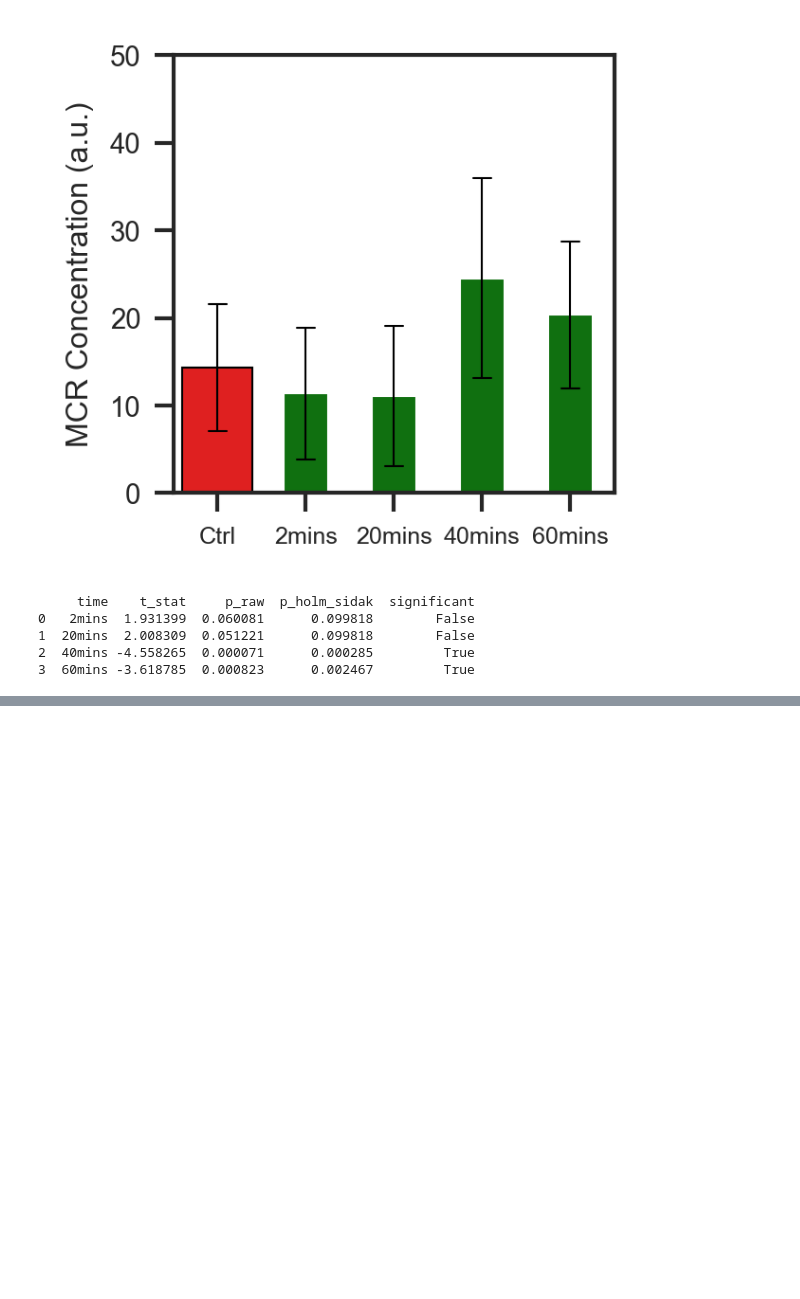
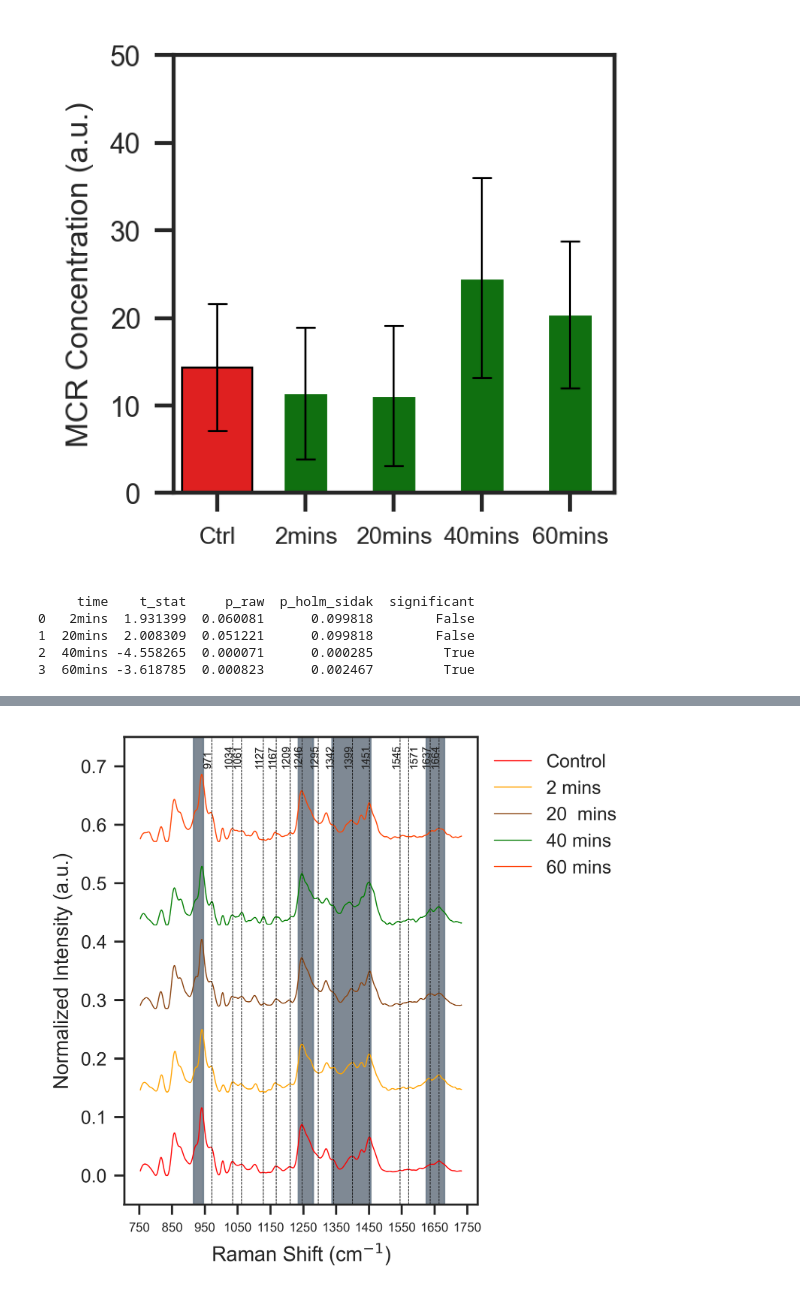
Before and after one commit to bunmiadejimi/Raman_Collagen, a Jupyter notebook: MCR_Stats.ipynb, the cells around one changed output, grey strips where cells are left out. Saved outputs shown, nothing was run; the diff lists cells and outputs as text; code cells hidden in the pictures; blank space fills up the shorter version.

```diff
--- a/MCR_Stats.ipynb
+++ b/MCR_Stats.ipynb
@@ -611,3 +612,6 @@ print(results)
 1  20mins  2.008309  0.051221      0.099818        False
 2  40mins -4.558265  0.000071      0.000285         True
 3  60mins -3.618785  0.000823      0.002467         True
+# %%
+ldgs = pd.read_excel('c:\\Users\\oadeji01\\OneDrive - Tufts\\Bunmi - NavehLab-01\\Raman_Bunmi\\Master_Data\\MCR\\PheNorm_AllCvTT\\Orth_Compile.xlsx', sheet_name='Ldgs')
+ldgs
@@ -613,0 +626,60 @@ print(results)
+# %%
+plt.figure(figsize = (3, 4), dpi = 600)
+col_map = ['red','orange', 'saddlebrown','green', 'orangered', 'blue', 'k']
+for b in range(5):
+    sns.lineplot(
+                x = ldgs.columns[2:].astype(float),
+                y = ldgs.iloc[b, 2:] +b/7,
+                label = ldgs['Sample'][b],
+                color = col_map[b],
+                lw = .5,
+                #hue = 'trt_time'
+            #palette=col_map
+            )
+    plt.legend(bbox_to_anchor = (1, 1), frameon = False)
+    plt.xlabel("Raman Shift (cm$^{-1}$)")
+    plt.ylabel("Normalized Intensity (a.u.)")
+    plt.ylim(-.05, .75)
+    plt.xticks(np.arange(750, 1760, 100), fontsize = 6)
+
+    ctrs = [975, 1033, 1062, 1130, 1167, 1207, 1240, 1300, 1347, 1400, 1451, 1545, 1575, 1631, 1663]
+    #orth: [975, 1033, 1062, 1130, 1167, 1207, 1240, 1300, 1347, 1400, 1451, 1545, 1575, 1631, 1663]
+    #para: [925, 935, 1033, 1062, 1130, 1160, 1207, 1240, 1270, 1347, 1420, 1451, 1545, 1575, 1627, 1663]
+    for c in ctrs:
+        for b in range(0, 5):
+
+                    #print(int_val)
+            if b == 0:
+                        mask = (ldgs.columns[5:] >= c - 5) & (ldgs.columns[5:] <= c + 6)
+
+                        loc_idx = ldgs.columns[5:][mask]
+                        peak_idx = ldgs.iloc[b, 5:][mask]
+
+                        idx_max = np.argmax(peak_idx)
+                        peak_wl = loc_idx[idx_max]
+                        int_val = peak_idx.values[idx_max]
+                        if c in [935, 1180, 1575]:
+                               plt.text(peak_wl+30, .7,#.3 * (len(ldgs) + 0.3),
+                        f'{peak_wl:.0f}', rotation=90, fontsize=5, ha='right')
+                        else:
+                            plt.text(peak_wl+2 , .7,#.3 * (len(ldgs) + 0.3),
+                            f'{peak_wl:.0f}', rotation=90, fontsize=5, ha='right')
+                        plt.axvline(x=peak_wl, color='k', linestyle='--', linewidth=0.3)
+                        #plt.axvspan(830, 970, color= 'lightsteelblue', alpha = .05)
+                        #plt.axvspan(1235, 1280, color= 'powderblue', alpha = .04)
+                        #plt.axvspan(1625, 1680, color= 'powderblue', alpha = .04)
+                       # plt.axvspan(1338, 1348, color= 'bisque', alpha = .04)
+
+                        plt.axvline(x=peak_wl, color='k', linestyle='--', linewidth=0.3)
+                        plt.axvspan(915, 945, color= 'slategrey', alpha = .02)
+                        plt.axvspan(1235, 1280, color= 'slategrey', alpha = .02)
+                        plt.axvspan(1625, 1680, color= 'slategrey', alpha = .02)
+                        plt.axvspan(1338, 1455, color= 'slategrey', alpha = .02)
+            #elif b == 3:
+            #      plt.text(peak_wl+20, .7,#.3 * (len(ldgs) + 0.3),
+            #            f'{peak_wl:.0f}', rotation=90, fontsize=5, ha='right')
+            else:
+                  pass
+plt.savefig(f'C:\\Users\\oadeji01\\OneDrive - Tufts\\Bunmi - NavehLab-01\\Reports\\Paper\\Figures\\MCR_Comp_Spectra_Orth_shadedlines.tif', dpi = 600, bbox_inches='tight')
+# %% [output]
+[figure, added]
```
Also changed, not shown: parts of 4 cells of this notebook.
